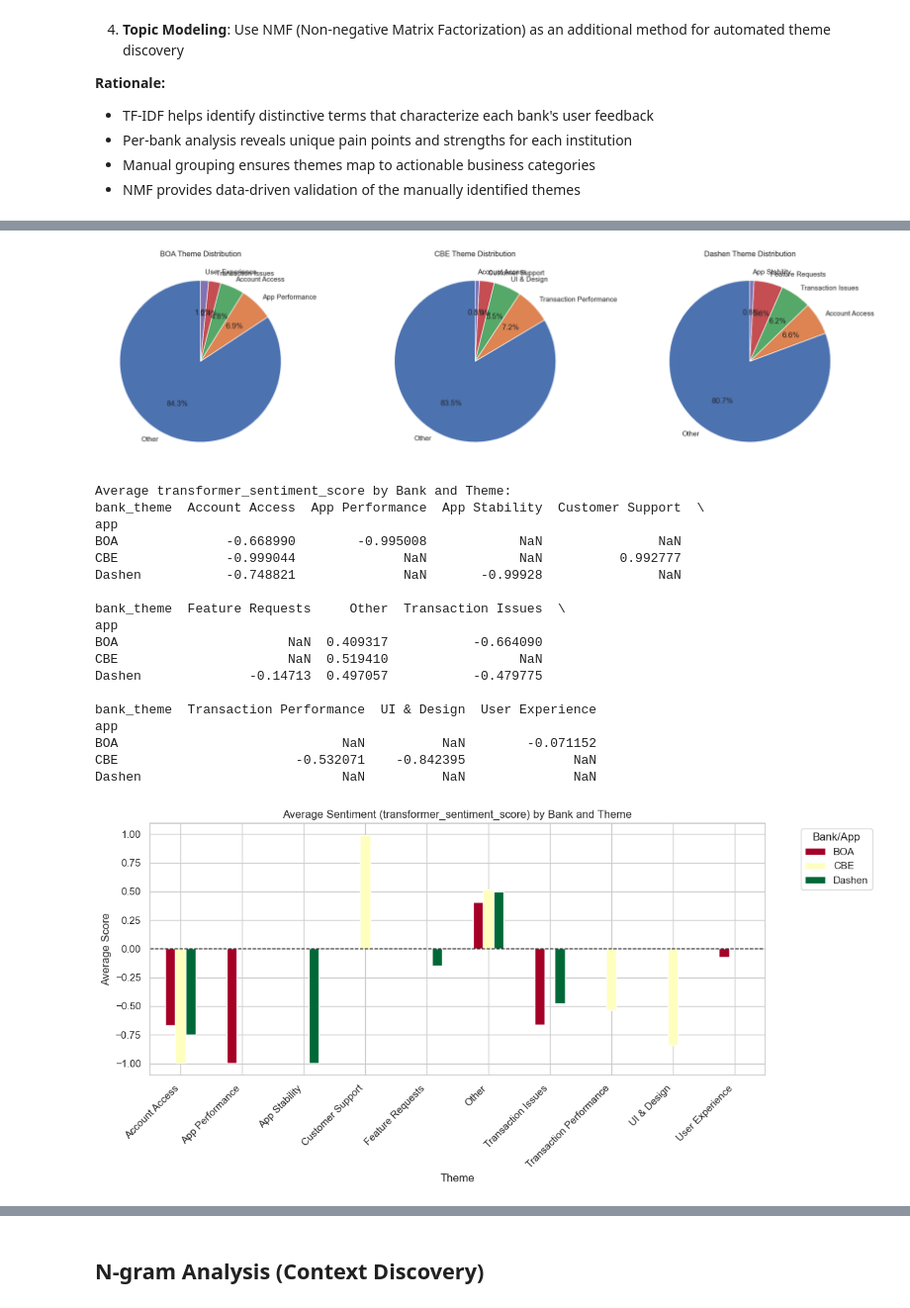
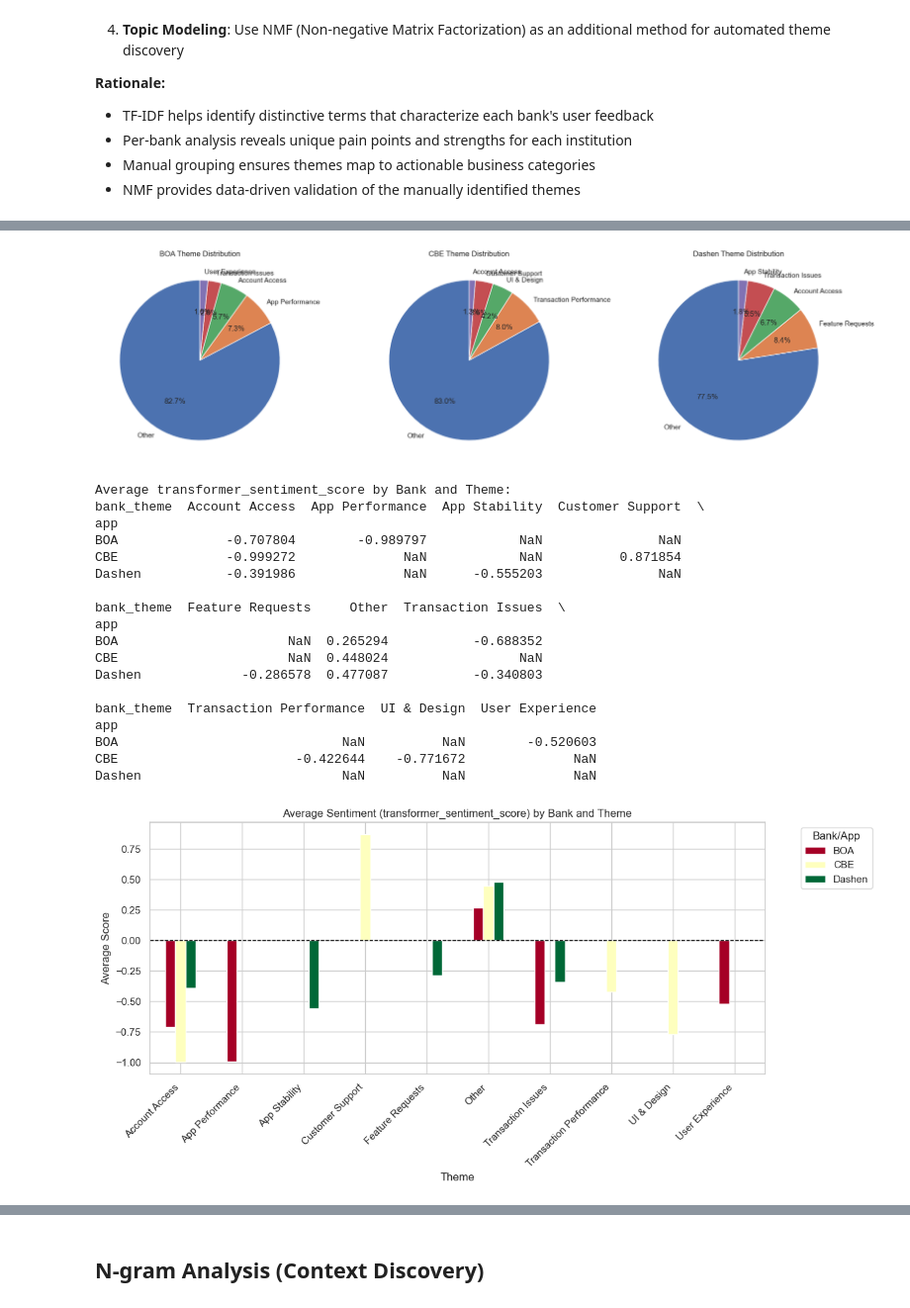
Before and after one commit to fevasni/Fintech-review-analytics, a Jupyter notebook: notebooks/semantic_analysis.ipynb, the cells around one changed output, grey strips where cells are left out. Shown at 99% size. Saved outputs shown, nothing was run; the diff lists cells and outputs as text; code cells hidden in the pictures.

```diff
--- a/notebooks/semantic_analysis.ipynb
+++ b/notebooks/semantic_analysis.ipynb
@@ -59,6 +59,7 @@ print("Environment ready ✓")
 Environment ready ✓
 # %%
 # Cell 2: Configurable Scraper Function
+import numbers
 from google_play_scraper import reviews, Sort
 
 # App package IDs for global fintech apps
@@ -67,15 +68,19 @@ APPS = {
     'CBE' : 'com.combanketh.mobilebanking',
     'Dashen' : 'com.dashen.dashensuperapp'
 }
+bank_id_map = {name: i + 1 for i, name in enumerate(APPS.keys())}
 
 def scrape_fintech_reviews(app_dict, count=200):
     """Fetches recent reviews for a dictionary of apps."""
     all_reviews = []
     for name, pkg in app_dict.items():
         try:
+            current_bank_id = bank_id_map[name]
             res, _ = reviews(pkg, lang='en', country='et', sort=Sort.NEWEST, count=count)
             for r in res:
                 all_reviews.append({
+                    'bank_id' : current_bank_id,
+                    'bank_name': name,
                     'app': name,
                     'review': r['content'],
                     'rating': r['score'],
@@ -88,6 +93,6 @@ def scrape_fintech_reviews(app_dict, count=200):
     return pd.DataFrame(all_reviews)
 
 # Fetching reviews
-df_raw = scrape_fintech_reviews(APPS, count=250)
+df_raw = scrape_fintech_reviews(APPS, count=500 )
 print(f"\nTotal raw reviews: {len(df_raw)}")
 # %% [output]
@@ -543,5 +584,5 @@ Dashen - NMF Discovered Topics:
 # %%
-i
+
 # 1. VISUALIZE THEME DISTRIBUTION BY BANK
 # Detect unique banks/apps in your data
 banks = df_clean['app'].unique() if 'app' in df_clean.columns else [stock for stock in prepared_data.keys()]
@@ -570,53 +611,53 @@ plt.show()
 # Identify which sentiment score to use (Transformer fallback to VADER)
 sent_score_col = None
 for col in ['transformer_sentiment_score', 'vader_compound']:
     if col in df_clean.columns:
         sent_score_col = col
         break
 
 if sent_score_col:
     # Use the identified bank and theme columns
     bank_col = 'app' if 'app' in df_clean.columns else 'stock'
     theme_col = 'theme' if 'theme' in df_clean.columns else 'bank_theme'
 
     theme_sentiment = df_clean.groupby([bank_col, theme_col])[sent_score_col].mean().unstack()
 
     print(f"\nAverage {sent_score_col} by Bank and Theme:")
     print(theme_sentiment)
 
     # Plotting
     theme_sentiment.T.plot(kind='bar', figsize=(12, 6), colormap='RdYlGn')
     plt.title(f'Average Sentiment ({sent_score_col}) by Bank and Theme')
     plt.xlabel('Theme')
     plt.ylabel('Average Score')
     plt.axhline(0, color='black', lw=1, ls='--')
     plt.xticks(rotation=45, ha='right')
     plt.legend(title='Bank/App', bbox_to_anchor=(1.05, 1), loc='upper left')
     plt.tight_layout()
     plt.show()
 else:
     print("Error: No sentiment score column found (Run VADER or Transformer cell first).")
 # %% [output]
-[figure, old version]
+[figure, new version]
 Average transformer_sentiment_score by Bank and Theme:
 bank_theme  Account Access  App Performance  App Stability  Customer Support  \
 app
-BOA              -0.668990        -0.995008            NaN               NaN
-CBE              -0.999044              NaN            NaN          0.992777
-Dashen           -0.748821              NaN       -0.99928               NaN
+BOA              -0.707804        -0.989797            NaN               NaN
+CBE              -0.999272              NaN            NaN          0.871854
+Dashen           -0.391986              NaN      -0.555203               NaN
 
 bank_theme  Feature Requests     Other  Transaction Issues  \
 app
-BOA                      NaN  0.409317           -0.664090
-CBE                      NaN  0.519410                 NaN
-Dashen              -0.14713  0.497057           -0.479775
+BOA                      NaN  0.265294           -0.688352
+CBE                      NaN  0.448024                 NaN
+Dashen             -0.286578  0.477087           -0.340803
 
 bank_theme  Transaction Performance  UI & Design  User Experience
 app
-BOA                             NaN          NaN        -0.071152
-CBE                       -0.532071    -0.842395              NaN
+BOA                             NaN          NaN        -0.520603
+CBE                       -0.422644    -0.771672              NaN
 Dashen                          NaN          NaN              NaN
-[figure, old version]
+[figure, new version]
 # %%
 # Save results as CSV with specified columns (updated with bank_theme)
 import os
```
Also changed, not shown: parts of 21 cells of this notebook, 1 other file.
